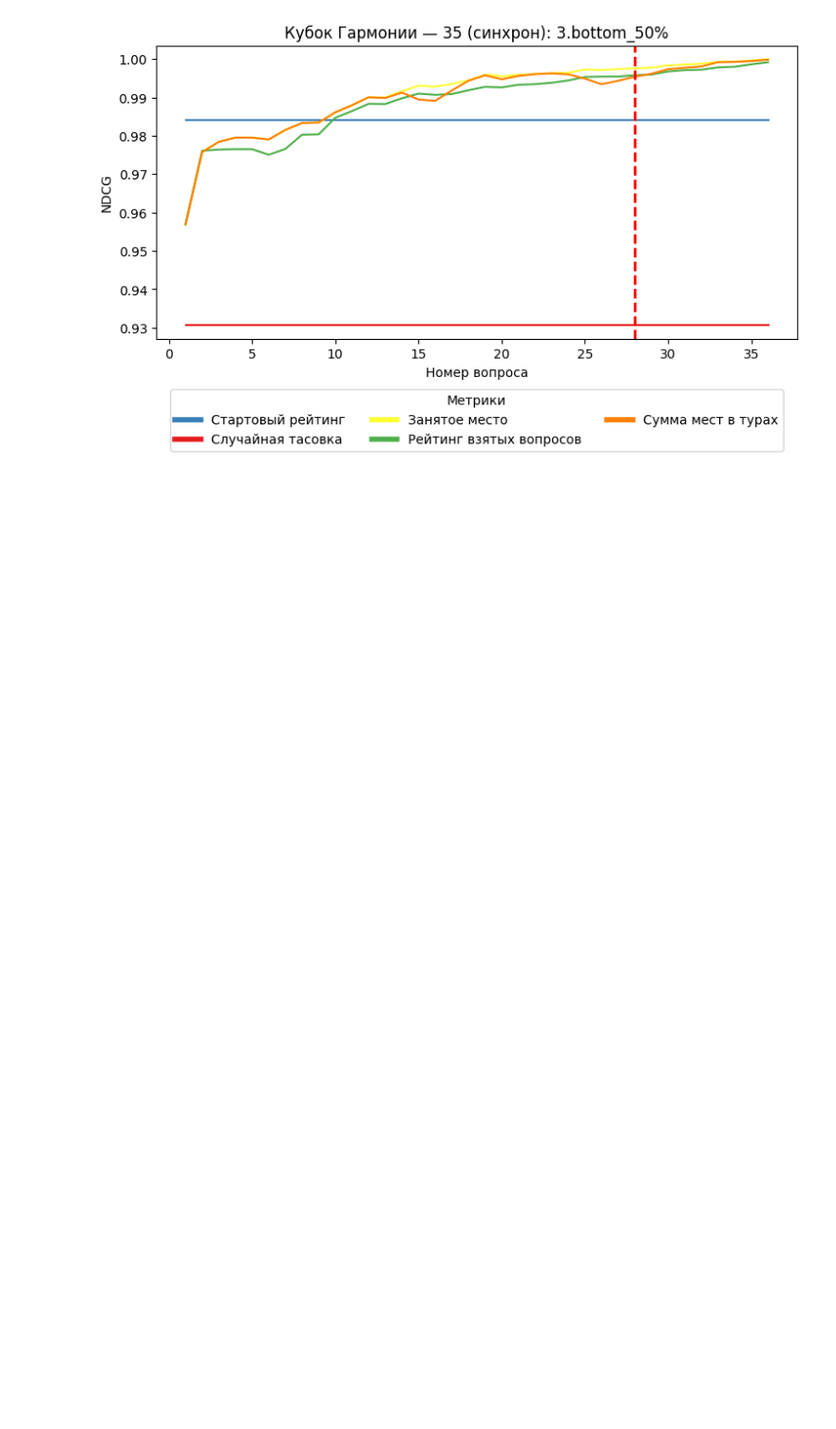
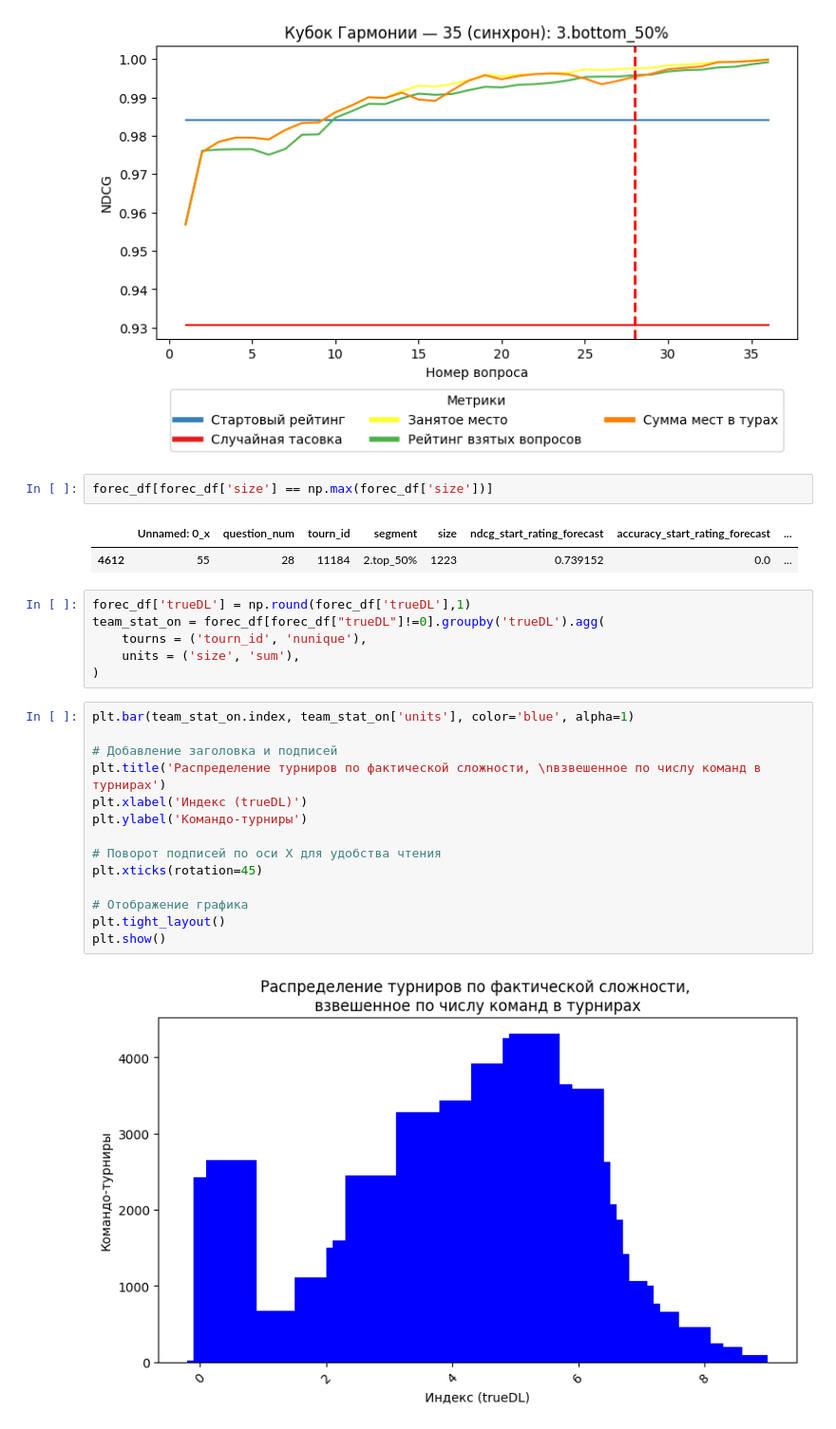
Before and after one commit to rosolimo212/chgk_results, a Jupyter notebook: per.ipynb, the cells around one changed output. Shown at 95% size. Saved outputs shown, nothing was run; the diff lists cells and outputs as text; blank space fills up the shorter version.

```diff
--- a/per.ipynb
+++ b/per.ipynb
@@ -892,3 +892,30 @@ vis_one_tourn(res_df, 11108)
 [figure]
 [figure]
 [figure]
+# %%
+forec_df[forec_df['size'] == np.max(forec_df['size'])]
+# %% [output]
+|  | Unnamed: 0_x | question_num | tourn_id | segment | size | ndcg_start_rating_forecast | accuracy_start_rating_forecast | ... |
+| 4612 | 55 | 28 | 11184 | 2.top_50% | 1223 | 0.739152 | 0.0 | ... |
+# %%
+forec_df['trueDL'] = np.round(forec_df['trueDL'],1)
+team_stat_on = forec_df[forec_df["trueDL"]!=0].groupby('trueDL').agg(
+    tourns = ('tourn_id', 'nunique'),
+    units = ('size', 'sum'),
+)
+# %%
+plt.bar(team_stat_on.index, team_stat_on['units'], color='blue', alpha=1)
+
+# Добавление заголовка и подписей
+plt.title('Распределение турниров по фактической сложности, \nвзвешенное по числу команд в турнирах')
+plt.xlabel('Индекс (trueDL)')
+plt.ylabel('Командо-турниры')
+
+# Поворот подписей по оси X для удобства чтения
+plt.xticks(rotation=45)
+
+# Отображение графика
+plt.tight_layout()
+plt.show()
+# %% [output]
+[figure, added]
```
Also changed, not shown: parts of 11 cells of this notebook, 1 other file.
